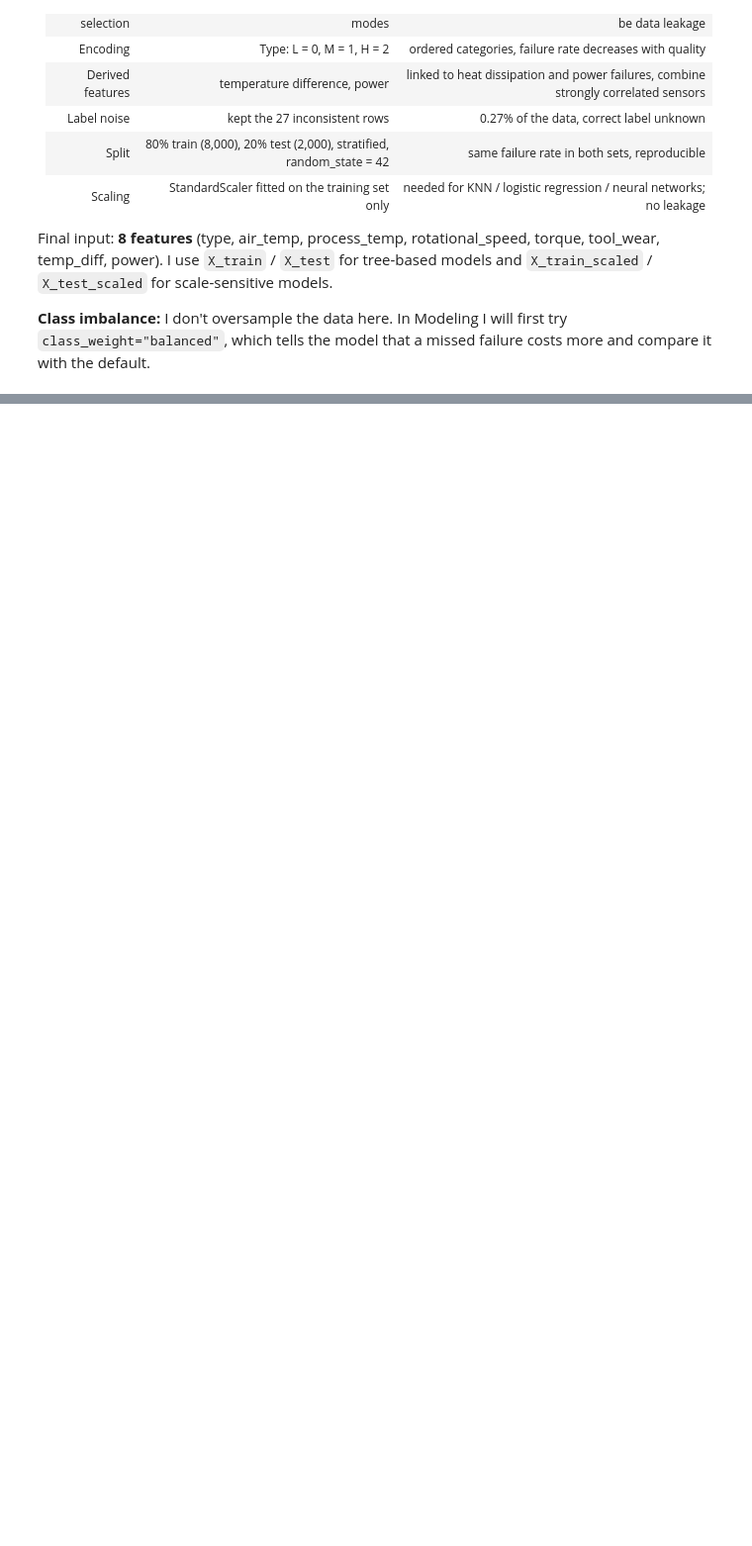
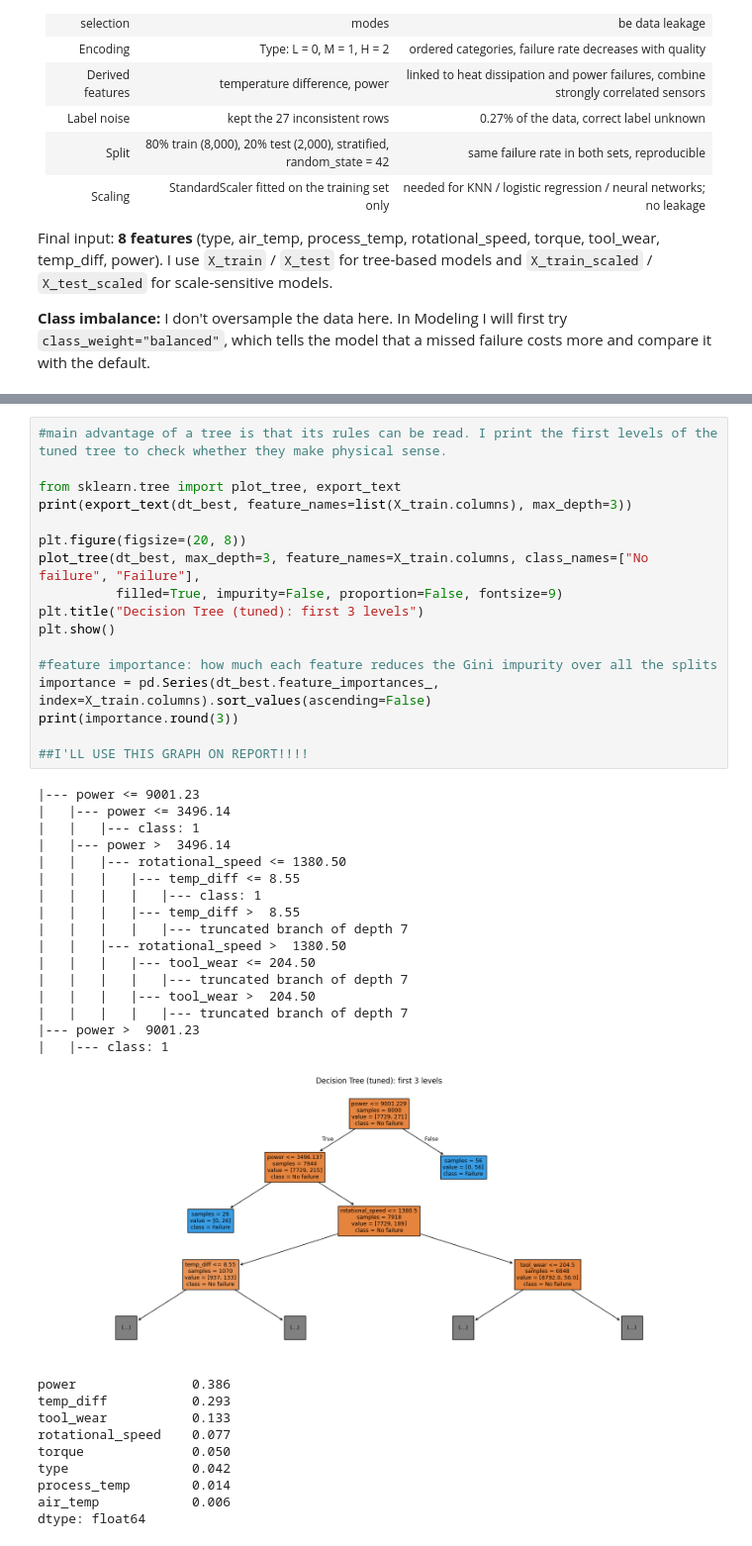
Before and after one commit to serraozkasap/ml-ai4i-predictive-maintenance, a Jupyter notebook: ai4i_predictive_maintenance.ipynb, the cells around one changed output, grey strips where cells are left out. Shown at 99% size. Drawn from its saved outputs; the diff is of its cells as text; blank space fills up the shorter version.

```diff
--- a/ai4i_predictive_maintenance.ipynb
+++ b/ai4i_predictive_maintenance.ipynb
@@ -622,0 +845,44 @@ Final input: **8 features** (type, air_temp, process_temp, rotational_speed, tor
+# %%
+#main advantage of a tree is that its rules can be read. I print the first levels of the tuned tree to check whether they make physical sense.
+
+from sklearn.tree import plot_tree, export_text
+print(export_text(dt_best, feature_names=list(X_train.columns), max_depth=3))
+
+plt.figure(figsize=(20, 8))
+plot_tree(dt_best, max_depth=3, feature_names=X_train.columns, class_names=["No failure", "Failure"],
+          filled=True, impurity=False, proportion=False, fontsize=9)
+plt.title("Decision Tree (tuned): first 3 levels")
+plt.show()
+
+#feature importance: how much each feature reduces the Gini impurity over all the splits
+importance = pd.Series(dt_best.feature_importances_, index=X_train.columns).sort_values(ascending=False)
+print(importance.round(3))
+
+##I'LL USE THIS GRAPH ON REPORT!!!!
+# %% [output]
+|--- power <= 9001.23
+|   |--- power <= 3496.14
+|   |   |--- class: 1
+|   |--- power >  3496.14
+|   |   |--- rotational_speed <= 1380.50
+|   |   |   |--- temp_diff <= 8.55
+|   |   |   |   |--- class: 1
+|   |   |   |--- temp_diff >  8.55
+|   |   |   |   |--- truncated branch of depth 7
+|   |   |--- rotational_speed >  1380.50
+|   |   |   |--- tool_wear <= 204.50
+|   |   |   |   |--- truncated branch of depth 7
+|   |   |   |--- tool_wear >  204.50
+|   |   |   |   |--- truncated branch of depth 7
+|--- power >  9001.23
+|   |--- class: 1
+[figure, added]
+power               0.386
+temp_diff           0.293
+tool_wear           0.133
+rotational_speed    0.077
+torque              0.050
+type                0.042
+process_temp        0.014
+air_temp            0.006
+dtype: float64
```
Also changed, not shown: parts of 13 cells of this notebook.
